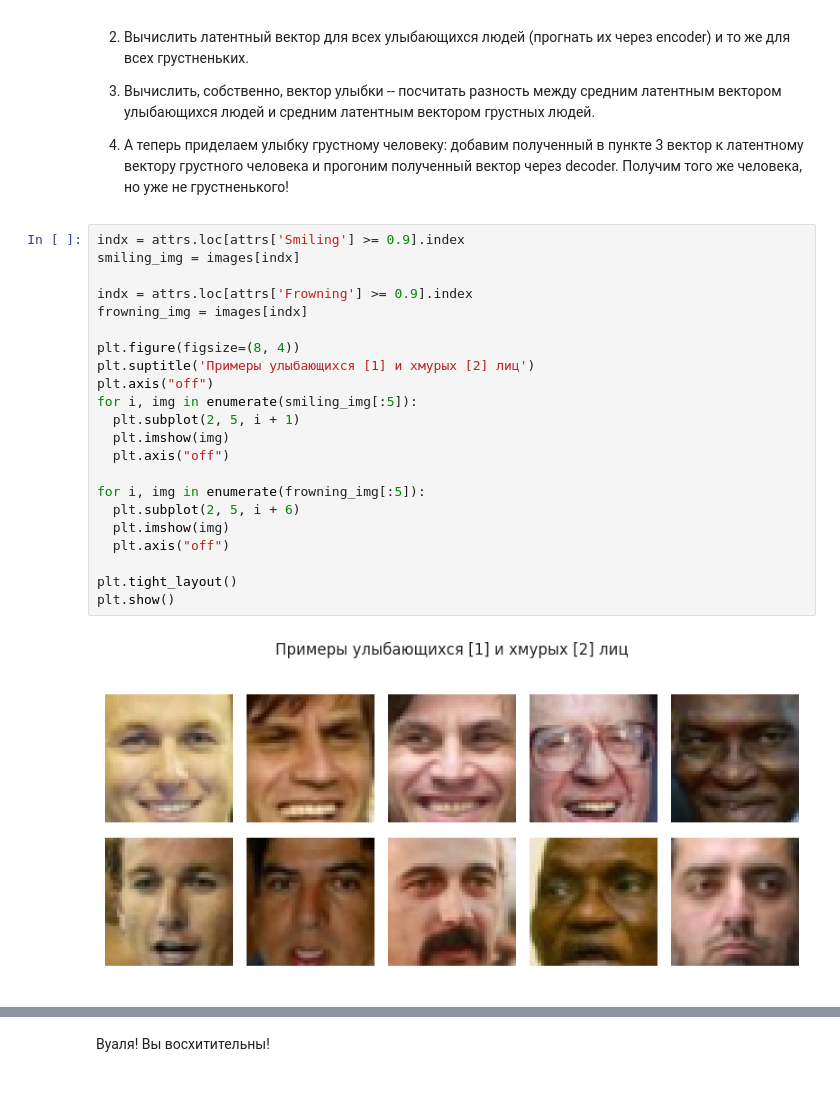
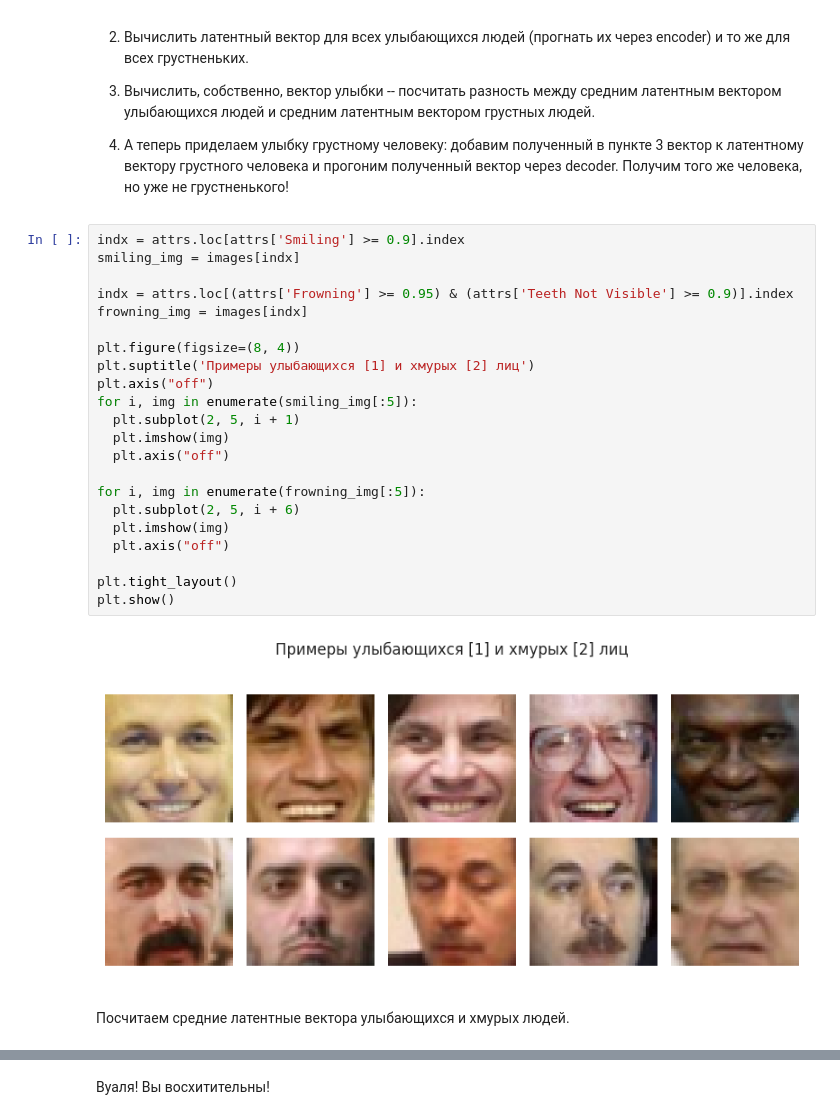
Before and after one commit to winpeperk/dls, a Jupyter notebook: week_10_AE_VAE/Homework/hw_7_autoencoders.ipynb, the cells around one changed output, grey strips where cells are left out. Drawn from its saved outputs; the diff is of its cells as text; blank space fills up the shorter version.

```diff
--- a/week_10_AE_VAE/Homework/hw_7_autoencoders.ipynb
+++ b/week_10_AE_VAE/Homework/hw_7_autoencoders.ipynb
@@ -354,26 +380,28 @@ plt.show()
 # %%
 indx = attrs.loc[attrs['Smiling'] >= 0.9].index
 smiling_img = images[indx]
 
-indx = attrs.loc[attrs['Frowning'] >= 0.9].index
+indx = attrs.loc[(attrs['Frowning'] >= 0.95) & (attrs['Teeth Not Visible'] >= 0.9)].index
 frowning_img = images[indx]
 
 plt.figure(figsize=(8, 4))
 plt.suptitle('Примеры улыбающихся [1] и хмурых [2] лиц')
 plt.axis("off")
 for i, img in enumerate(smiling_img[:5]):
   plt.subplot(2, 5, i + 1)
   plt.imshow(img)
   plt.axis("off")
 
 for i, img in enumerate(frowning_img[:5]):
   plt.subplot(2, 5, i + 6)
   plt.imshow(img)
   plt.axis("off")
 
 plt.tight_layout()
 plt.show()
 # %% [output]
-[figure, old version]
+[figure, new version]
+# %% [markdown]
+Посчитаем средние латентные вектора улыбающихся и хмурых людей.
 # %%
 latents = []
```
Also changed, not shown: parts of 11 cells of this notebook.
